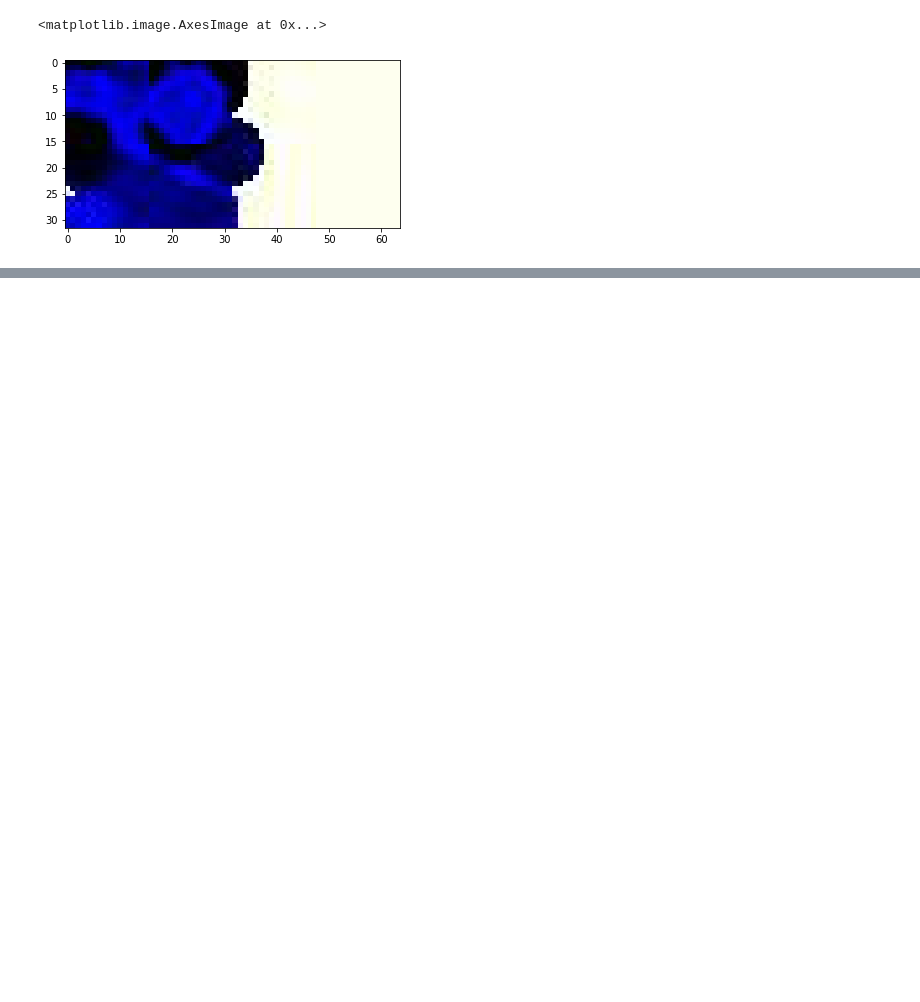
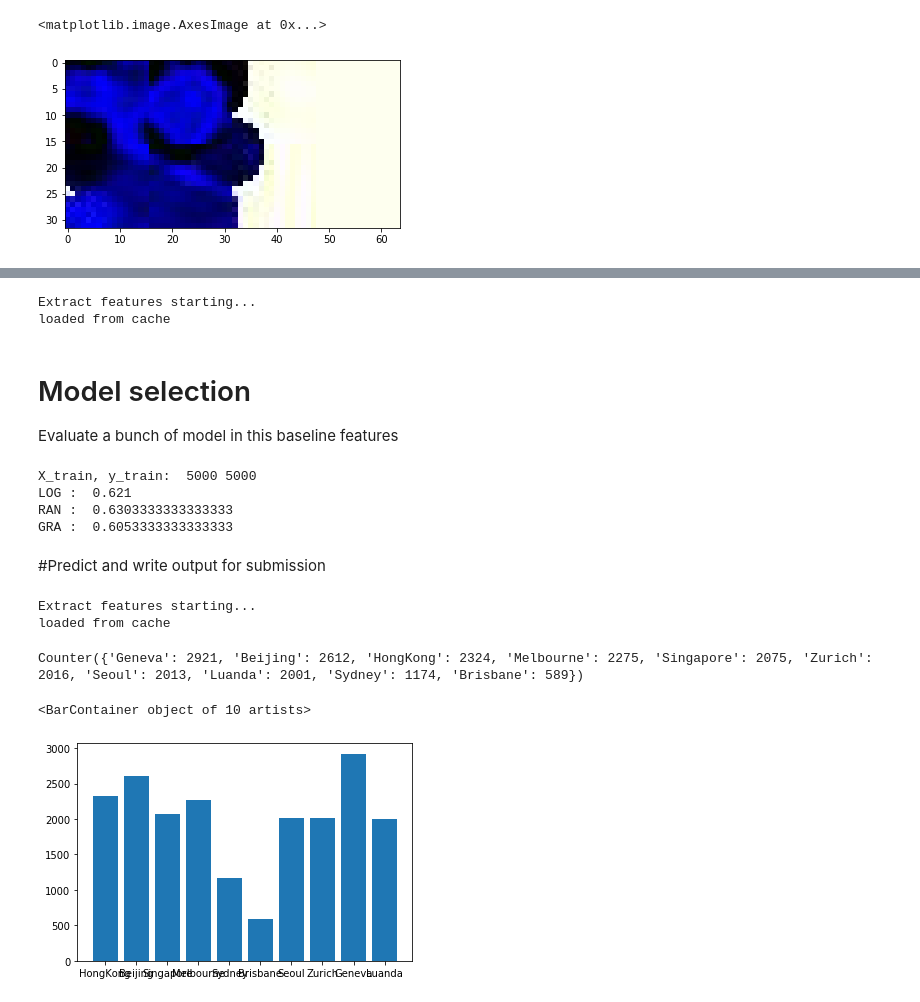
Before and after one commit to brdnguyen/tw-img-clf, a Jupyter notebook: notebook/bradn_synimg_notebook.ipynb, the cells around one changed output, grey strips where cells are left out. Cells and saved outputs as stored; diff of their text form; code cells hidden in the pictures; blank space fills up the shorter version.

Commit message:
clean up models and produce some explainatory notebook

```diff
--- a/notebook/bradn_synimg_notebook.ipynb
+++ b/notebook/bradn_synimg_notebook.ipynb
@@ -181,8 +108,0 @@ Making prediction
-# %%
-pred_labels = dummy_model(test_images)
-test_data['label_id'] = pred_labels
-test_data['style_name'] = test_data['label_id'].map(labelId_to_label)
-
-# Some vaidaition of the output
-from collections import Counter
-print(Counter(test_data['style_name']))
@@ -193,2 +109,46 @@ Counter({'Geneva': 2, 'Singapore': 2, 'Zurich': 1, 'Sydney': 1, 'Luanda': 1, 'Be
+# %%
+# Preprocess features
+from features import extract_features
+X_train = extract_features(train_images, cachefile='../cache/train_500')
+y_train = list(train_data['style_id'])
+# %% [output]
+Extract features starting...
+loaded from cache
+# %% [markdown]
+# Model selection
+
+Evaluate a bunch of model in this baseline features
+# %%
+from model import model_selection
+model = model_selection(X_train, y_train)  # return a trained model that implements predict()from a bunch of candidates model
+# %% [output]
+X_train, y_train:  5000 5000
+LOG :  0.621
+RAN :  0.6303333333333333
+GRA :  0.6053333333333333
+# %% [markdown]
+#Predict and write output for submission
+# %%
+X_test = extract_features(test_images, cachefile='../cache/test')
+test_data['label_id'] = model.predict(X_test)
+# %% [output]
+Extract features starting...
+loaded from cache
+# %%
+def write_output(test_data, label_encoder):
+    test_data['style_name'] = label_encoder.inverse_transform(test_data['label_id'])
+    # Doing some validation
+    from collections import Counter
+    counter = Counter(test_data['style_name'])
+    print(counter)
+    test_data[['id', 'style_name']].to_csv('../submit.csv', index=False)
+    return test_data, counter
+
+test_data, counter = write_output(test_data, label_encoder)
+plt.bar(counter.keys(), counter.values())
+# %% [output]
+Counter({'Geneva': 2921, 'Beijing': 2612, 'HongKong': 2324, 'Melbourne': 2275, 'Singapore': 2075, 'Zurich': 2016, 'Seoul': 2013, 'Luanda': 2001, 'Sydney': 1174, 'Brisbane': 589})
+<BarContainer object of 10 artists>
+[figure, added]
 # %%
 test_data[['id', 'style_name']].to_csv('../submit.csv', index=False)
```
Also changed, not shown: parts of 28 cells of this notebook, 4 other files.
